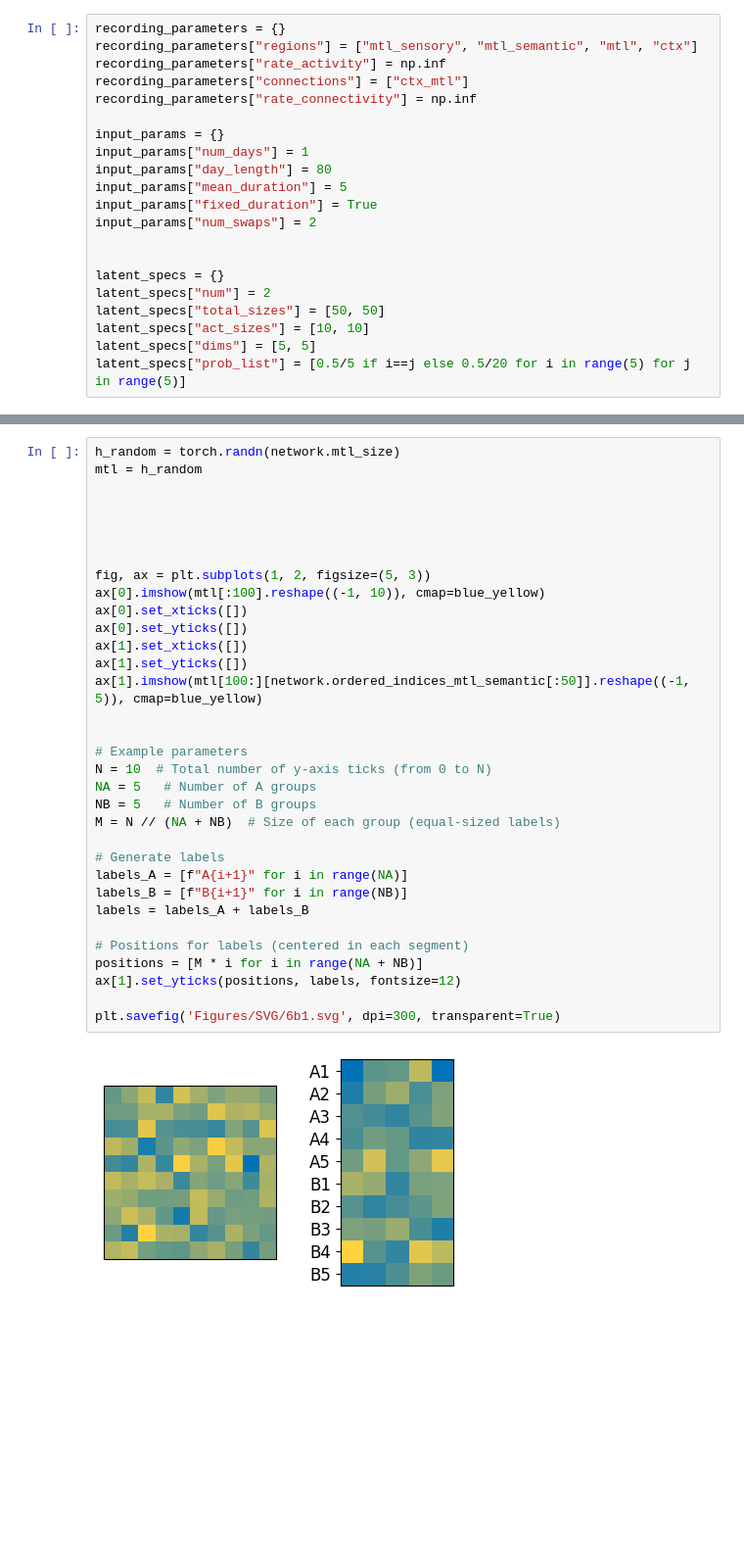
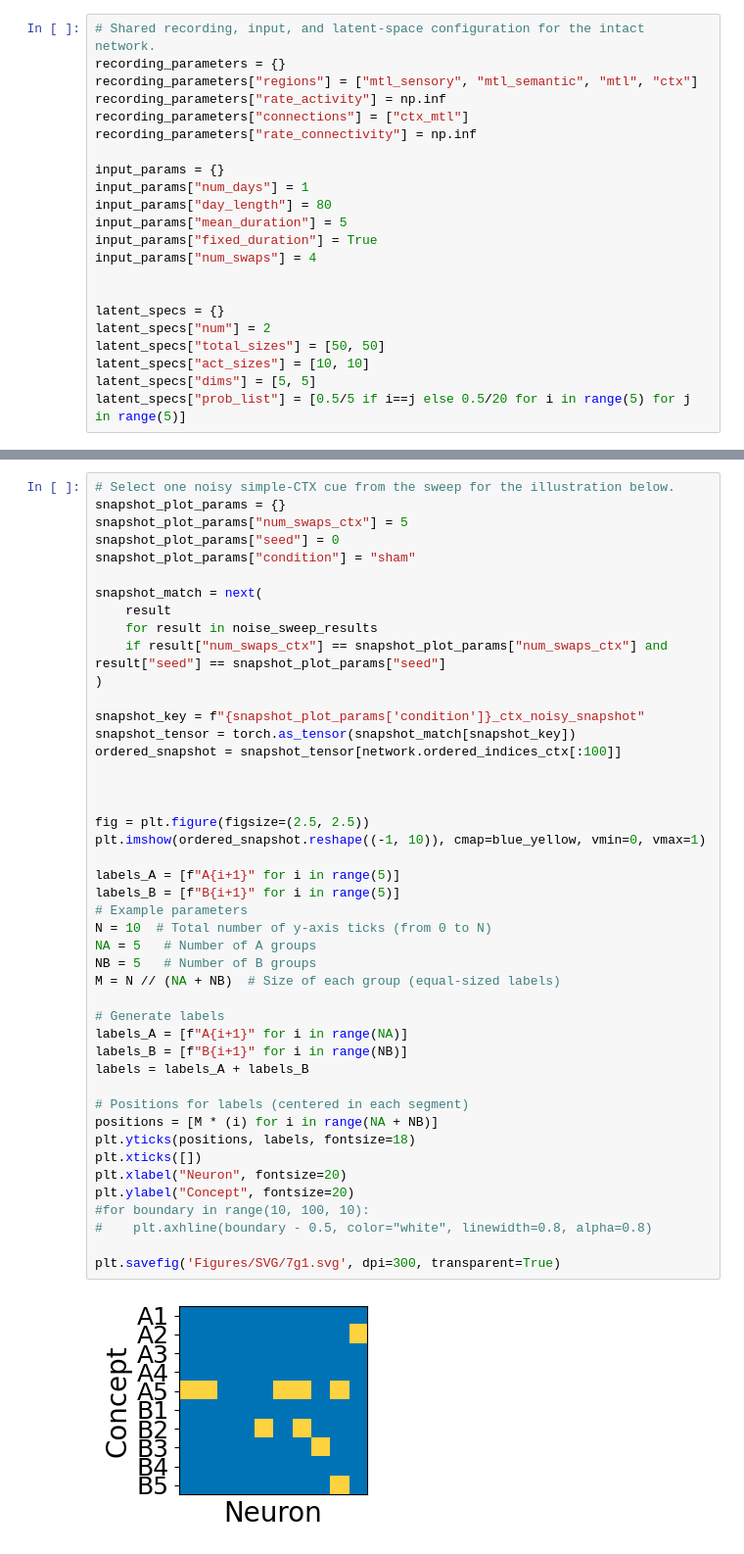
Before and after one commit to albesagonzalez/sensory-semantic-episodes, a Jupyter notebook: Figure_7_retrograde.ipynb, the cells around one changed output, grey strips where cells are left out. Shown at 98% size. Cells and saved outputs as stored; diff of their text form; blank space fills up the shorter version.

```diff
--- a/Figure_7_retrograde.ipynb
+++ b/Figure_7_retrograde.ipynb
@@ -76,6 +55,7 @@ from src.network_parameters import network_parameters
 
 from Figure_4_utils import higher_order_selectivity
 # %%
+# Shared recording, input, and latent-space configuration for the intact network.
 recording_parameters = {}
 recording_parameters["regions"] = ["mtl_sensory", "mtl_semantic", "mtl", "ctx"]
 recording_parameters["rate_activity"] = np.inf
@@ -87,7 +67,7 @@ input_params["num_days"] = 1
 input_params["day_length"] = 80
 input_params["mean_duration"] = 5
 input_params["fixed_duration"] = True
-input_params["num_swaps"] = 2
+input_params["num_swaps"] = 4
 
 
 latent_specs = {}
@@ -171,35 +378,47 @@ plt.show()
 # %%
-h_random = torch.randn(network.mtl_size)
-mtl = h_random
+# Select one noisy simple-CTX cue from the sweep for the illustration below.
+snapshot_plot_params = {}
+snapshot_plot_params["num_swaps_ctx"] = 5
+snapshot_plot_params["seed"] = 0
+snapshot_plot_params["condition"] = "sham"
+
+snapshot_match = next(
+    result
+    for result in noise_sweep_results
+    if result["num_swaps_ctx"] == snapshot_plot_params["num_swaps_ctx"] and result["seed"] == snapshot_plot_params["seed"]
+)
+
+snapshot_key = f"{snapshot_plot_params['condition']}_ctx_noisy_snapshot"
+snapshot_tensor = torch.as_tensor(snapshot_match[snapshot_key])
+ordered_snapshot = snapshot_tensor[network.ordered_indices_ctx[:100]]
 
 
 
+fig = plt.figure(figsize=(2.5, 2.5))
+plt.imshow(ordered_snapshot.reshape((-1, 10)), cmap=blue_yellow, vmin=0, vmax=1)
 
-
-fig, ax = plt.subplots(1, 2, figsize=(5, 3))
-ax[0].imshow(mtl[:100].reshape((-1, 10)), cmap=blue_yellow)
-ax[0].set_xticks([])
-ax[0].set_yticks([])
-ax[1].set_xticks([])
-ax[1].set_yticks([])
-ax[1].imshow(mtl[100:][network.ordered_indices_mtl_semantic[:50]].reshape((-1, 5)), cmap=blue_yellow)
-
-
+labels_A = [f"A{i+1}" for i in range(5)]
+labels_B = [f"B{i+1}" for i in range(5)]
 # Example parameters
 N = 10  # Total number of y-axis ticks (from 0 to N)
 NA = 5   # Number of A groups
 NB = 5   # Number of B groups
 M = N // (NA + NB)  # Size of each group (equal-sized labels)
 
 # Generate labels
 labels_A = [f"A{i+1}" for i in range(NA)]
 labels_B = [f"B{i+1}" for i in range(NB)]
 labels = labels_A + labels_B
 
 # Positions for labels (centered in each segment)
-positions = [M * i for i in range(NA + NB)]
-ax[1].set_yticks(positions, labels, fontsize=12)
+positions = [M * (i) for i in range(NA + NB)]
+plt.yticks(positions, labels, fontsize=18)
+plt.xticks([])
+plt.xlabel("Neuron", fontsize=20)
+plt.ylabel("Concept", fontsize=20)
+#for boundary in range(10, 100, 10):
+#    plt.axhline(boundary - 0.5, color="white", linewidth=0.8, alpha=0.8)
 
-plt.savefig('Figures/SVG/6b1.svg', dpi=300, transparent=True)
+plt.savefig('Figures/SVG/7g1.svg', dpi=300, transparent=True)
 # %% [output]
-[figure, old version]
+[figure, new version]
```
Also changed, not shown: parts of 22 cells of this notebook, 24 other files.
